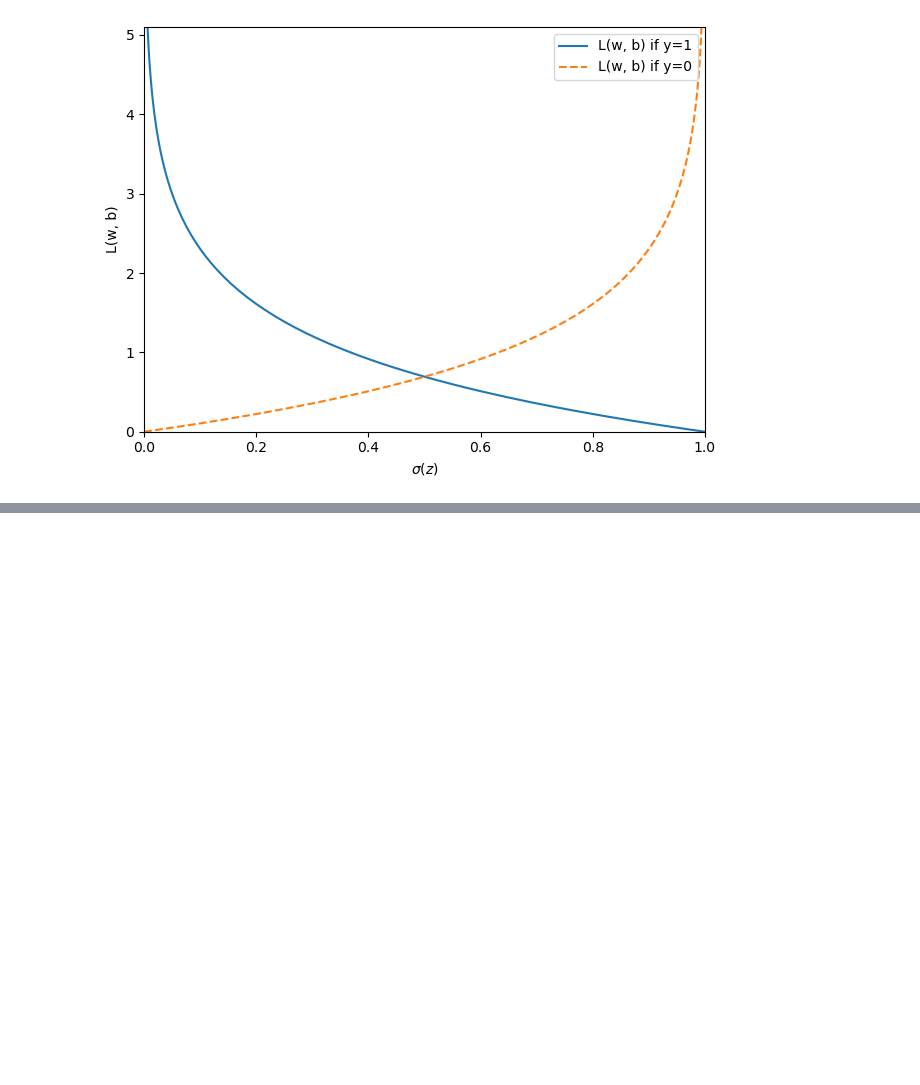
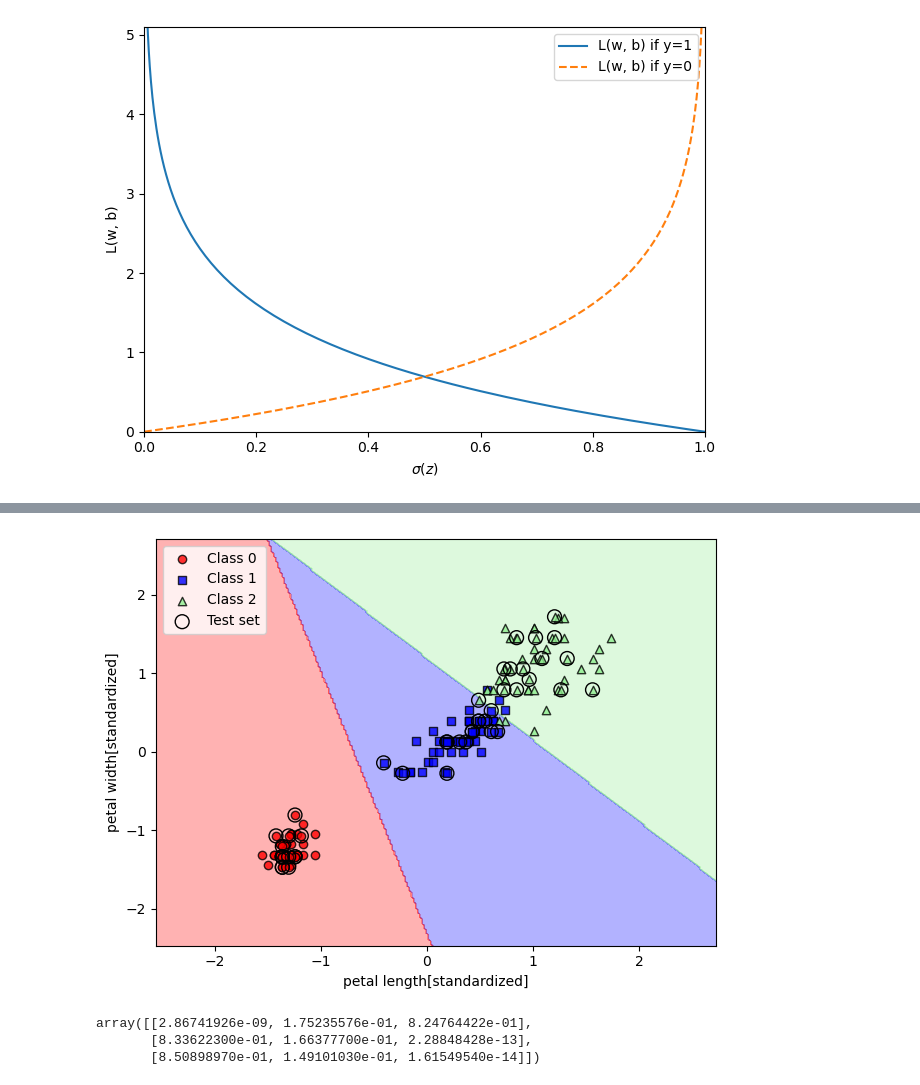
Before and after one commit to yogendra785/ML-with-pytorch-and-scikit-learn, a Jupyter notebook: chapter2_classifiers.ipynb, the cells around one changed output, grey strips where cells are left out. Saved outputs shown, nothing was run; the diff lists cells and outputs as text; code cells hidden in the pictures; blank space fills up the shorter version.

```diff
--- a/chapter2_classifiers.ipynb
+++ b/chapter2_classifiers.ipynb
@@ -184,0 +224,22 @@ Everything up-to-date
+# %%
+from sklearn.linear_model import LogisticRegression
+lr=LogisticRegression(C=100.0,solver='lbfgs',
+                      multi_class='ovr')
+lr.fit(x_train_std,y_train)
+plot_decision_regions(x_combined_std,
+                      y_combined,
+                      classifier=lr,
+                      test_idx=range(105,150))
+plt.xlabel('petal length[standardized]')
+plt.ylabel('petal width[standardized]')
+plt.legend(loc='upper left')
+plt.tight_layout()
+plt.show()
+# %% [output]
+[figure, added]
+# %%
+lr.predict_proba(x_test_std[:3,:])
+# %% [output]
+array([[2.86741926e-09, 1.75235576e-01, 8.24764422e-01],
+       [8.33622300e-01, 1.66377700e-01, 2.28848428e-13],
+       [8.50898970e-01, 1.49101030e-01, 1.61549540e-14]])
```
Also changed, not shown: parts of 4 cells of this notebook.
